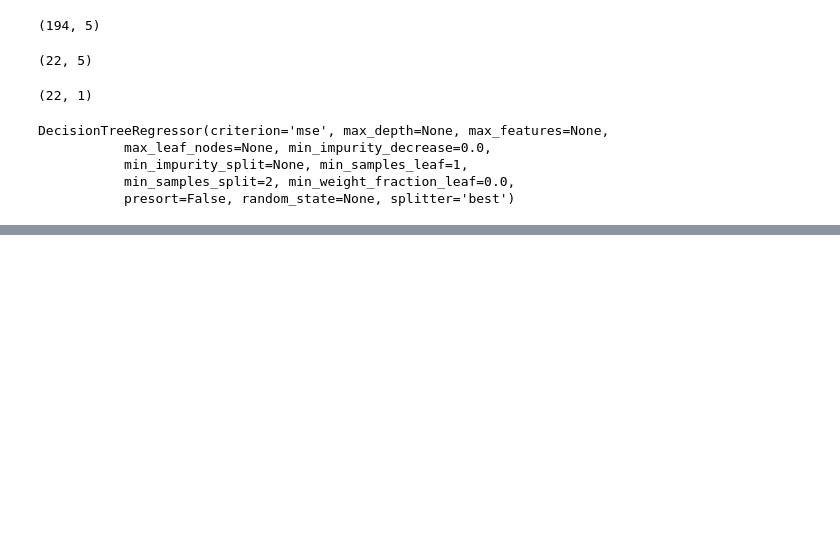
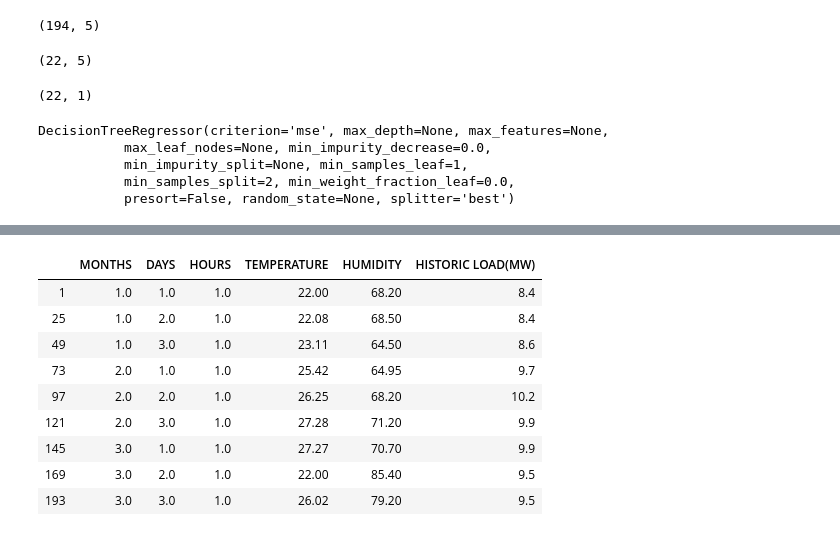
Before and after one commit to ghaffaru/electric-load-demand-forecast, a Jupyter notebook: hourly_train.ipynb, the cells around one changed output, grey strips where cells are left out. Cells and saved outputs as stored; diff of their text form; code cells hidden in the pictures; blank space fills up the shorter version.

```diff
--- a/hourly_train.ipynb
+++ b/hourly_train.ipynb
@@ -325,3 +382,16 @@ plt.show()
+# %%
+data[data['HOURS'] == 1]
+# %% [output]
+|  | MONTHS | DAYS | HOURS | TEMPERATURE | HUMIDITY | HISTORIC LOAD(MW) |
+| 1 | 1.0 | 1.0 | 1.0 | 22.00 | 68.20 | 8.4 |
+| 25 | 1.0 | 2.0 | 1.0 | 22.08 | 68.50 | 8.4 |
+| 49 | 1.0 | 3.0 | 1.0 | 23.11 | 64.50 | 8.6 |
+| 73 | 2.0 | 1.0 | 1.0 | 25.42 | 64.95 | 9.7 |
+| 97 | 2.0 | 2.0 | 1.0 | 26.25 | 68.20 | 10.2 |
+| 121 | 2.0 | 3.0 | 1.0 | 27.28 | 71.20 | 9.9 |
+| 145 | 3.0 | 1.0 | 1.0 | 27.27 | 70.70 | 9.9 |
+| 169 | 3.0 | 2.0 | 1.0 | 22.00 | 85.40 | 9.5 |
+| 193 | 3.0 | 3.0 | 1.0 | 26.02 | 79.20 | 9.5 |
 # %%
 from joblib import load
 # %%
```
Also changed, not shown: parts of 23 cells of this notebook, 24 other files.
